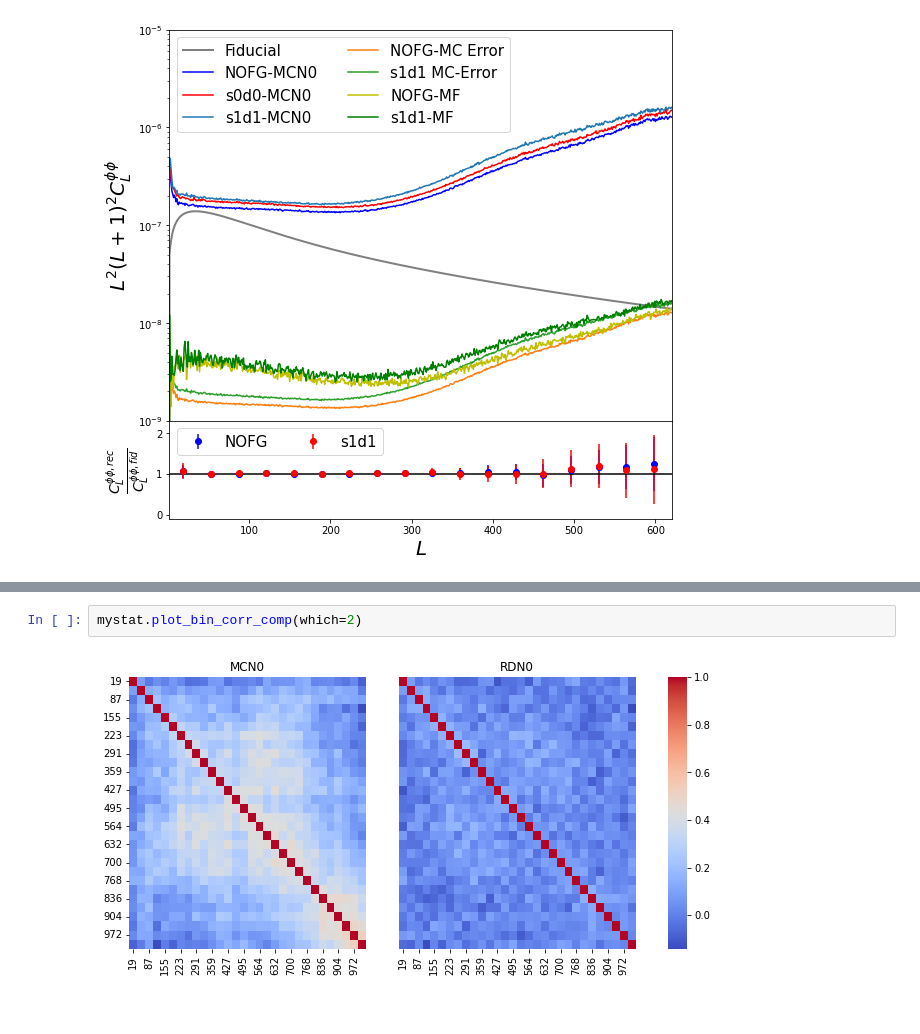
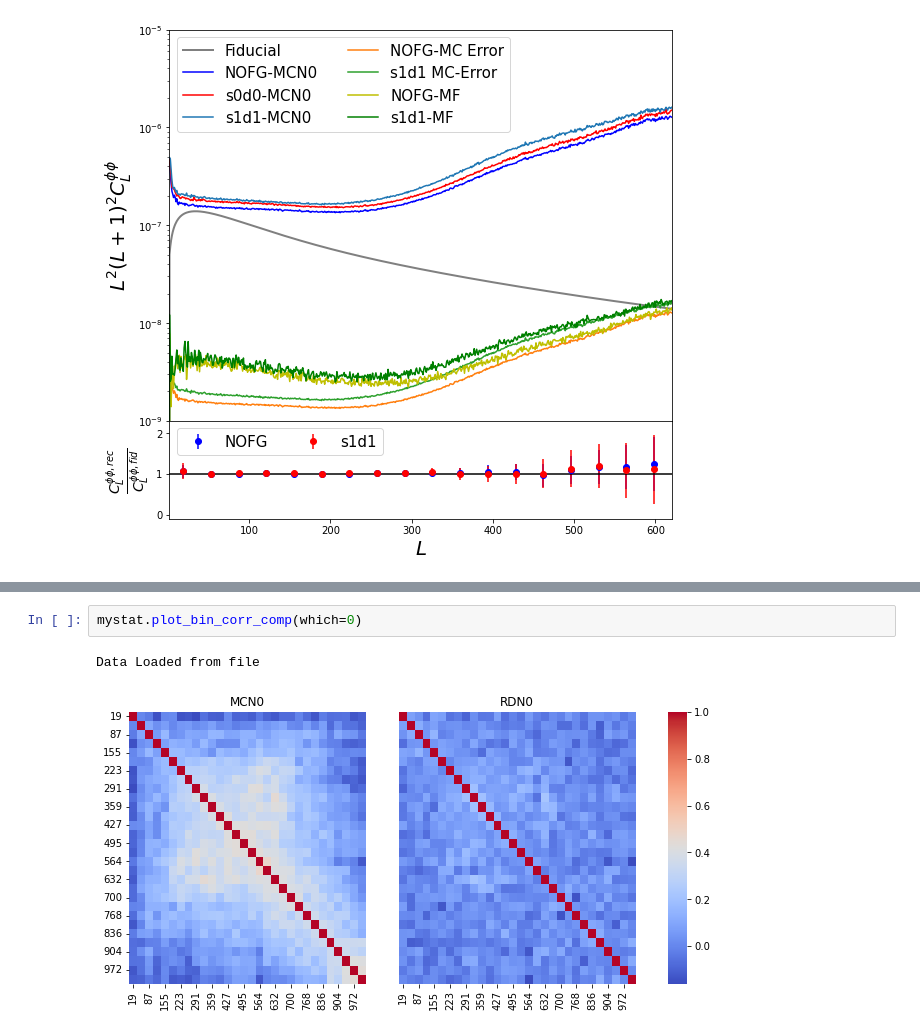
Before and after one commit to antolonappan/dell, a Jupyter notebook: Notebooks/reconstruction.ipynb, the cells around one changed output, grey strips where cells are left out. Saved outputs shown, nothing was run; the diff lists cells and outputs as text.

```diff
--- a/Notebooks/reconstruction.ipynb
+++ b/Notebooks/reconstruction.ipynb
@@ -58,6 +62,7 @@ SNR NOFG: 45.12
 SNR FG1: 40.88 decreased by 9.39 %
 SNR FG2: 40.03 decreased by 11.28 %
 # %%
-mystat.plot_bin_corr_comp(which=2)
+mystat.plot_bin_corr_comp(which=0)
 # %% [output]
+Data Loaded from file
-[figure, old version]
+[figure, new version]
```
Also changed, not shown: parts of 4 cells of this notebook, 6 other files.
